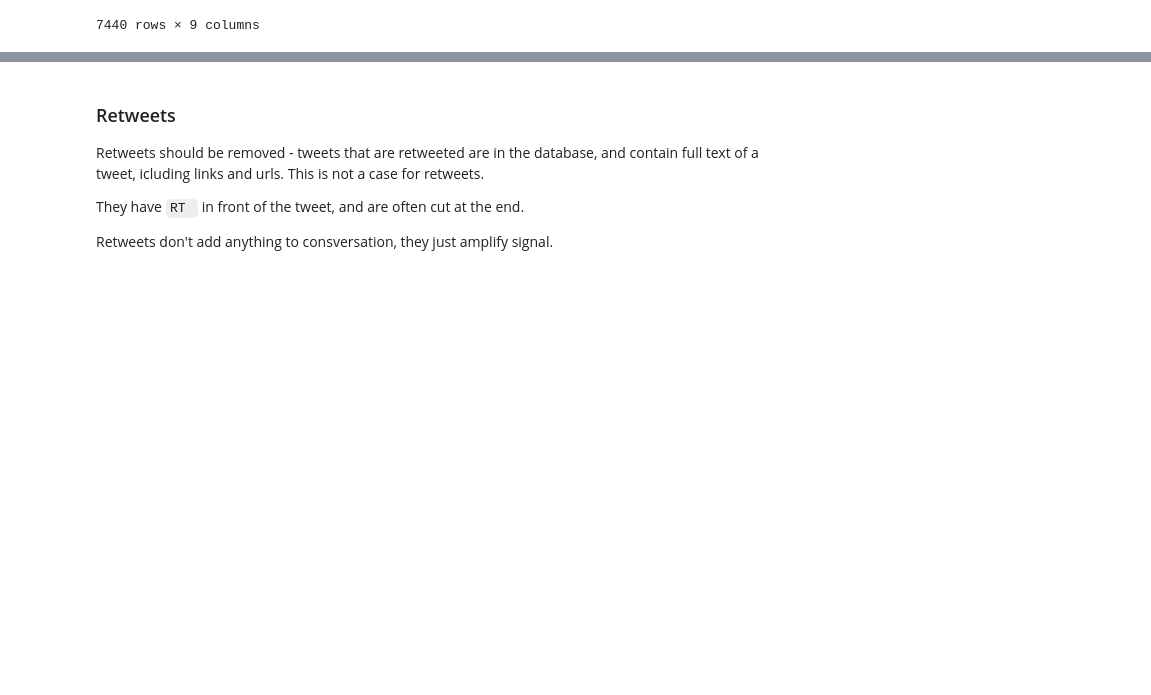
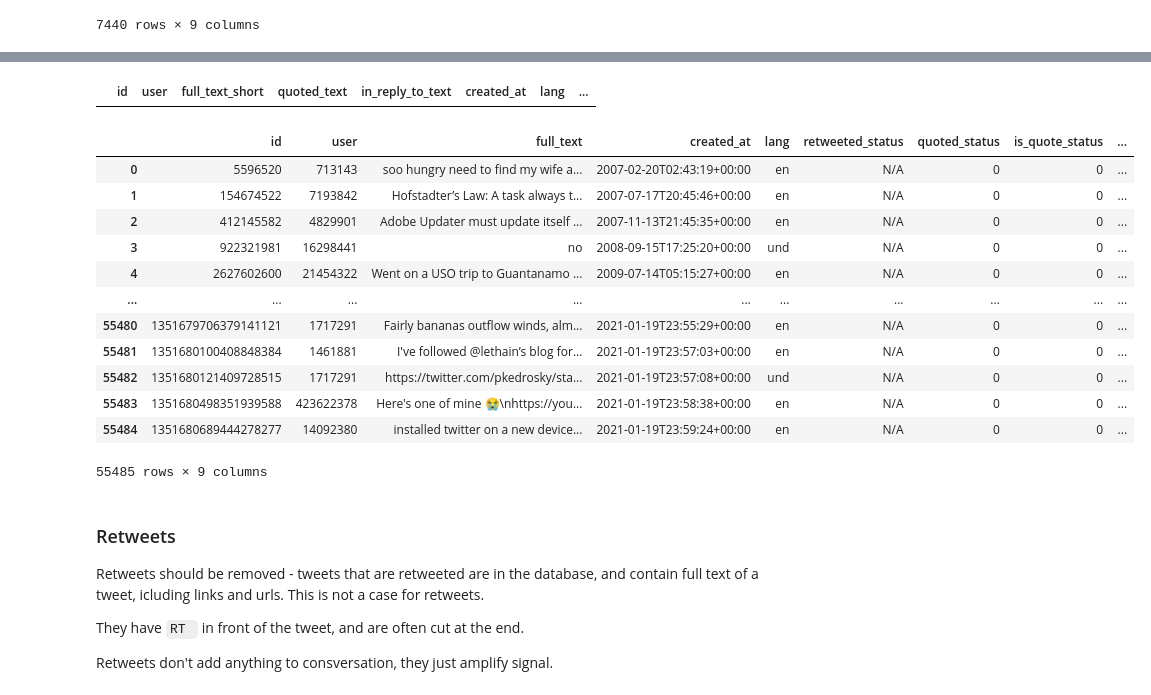
Before and after one commit to gsajko/tweetfeed, a Jupyter notebook: notebooks/Tweetfeed.ipynb, the cells around one changed output, grey strips where cells are left out. Saved outputs shown, nothing was run; the diff lists cells and outputs as text; code cells hidden in the pictures; blank space fills up the shorter version.

```diff
--- a/notebooks/Tweetfeed.ipynb
+++ b/notebooks/Tweetfeed.ipynb
@@ -80,3 +121,10 @@ df[df.quoted_status != "N/A"]
 | 55465 | 1351676175794360320 | 17595439 | After more than a century of comp... | 2021-01-19T23:41:27+00:00 | en | N/A | 1351663630765469701 | ... |
 | 55476 | 1351679144933863429 | 34270918 | Love hearing memories & stories l... | 2021-01-19T23:53:15+00:00 | en | N/A | 1351649189957087237 | ... |
 7440 rows × 9 columns
+# %%
+df.insert(
+    3,
+    "in_reply_to_text",
+    df["in_reply_to_status_id"].map(df.set_index("id")["full_text_short"]),
+)
+df[df.in_reply_to_status_id > 0].head()
@@ -82,0 +154,7 @@ df[df.quoted_status != "N/A"]
+# %%
+df.insert(
+    3,
+    "quoted_text",
+    df["quoted_status"].map(df.set_index("id")["full_text_short"]),
+)
+df[df.quoted_status > 0].head()
@@ -83,3 +168,35 @@ df[df.quoted_status != "N/A"]
+# %%
+df[(df.quoted_status> 0) & (df.quoted_text.isna())]
+# %% [output]
+|  | id | user | full_text_short | quoted_text | in_reply_to_text | created_at | lang | ... |
+# %%
+df.insert(
+    2,
+    "full_text",
+(df.full_text_short
+    + " "
+    + df.in_reply_to_text.fillna("")
+    + " "
+    + df.quoted_text.fillna(""))
+)
+# %%
+df.drop(["full_text_short", "quoted_text", "in_reply_to_text"], axis=1, inplace=True)
+# %%
+df
+# %% [output]
+|  | id | user | full_text | created_at | lang | retweeted_status | quoted_status | is_quote_status | ... |
+| 0 | 5596520 | 713143 | soo hungry need to find my wife a... | 2007-02-20T02:43:19+00:00 | en | N/A | 0 | 0 | ... |
+| 1 | 154674522 | 7193842 | Hofstadter’s Law: A task always t... | 2007-07-17T20:45:46+00:00 | en | N/A | 0 | 0 | ... |
+| 2 | 412145582 | 4829901 | Adobe Updater must update itself ... | 2007-11-13T21:45:35+00:00 | en | N/A | 0 | 0 | ... |
+| 3 | 922321981 | 16298441 | no | 2008-09-15T17:25:20+00:00 | und | N/A | 0 | 0 | ... |
+| 4 | 2627602600 | 21454322 | Went on a USO trip to Guantanamo ... | 2009-07-14T05:15:27+00:00 | en | N/A | 0 | 0 | ... |
+| ... | ... | ... | ... | ... | ... | ... | ... | ... | ... |
+| 55480 | 1351679706379141121 | 1717291 | Fairly bananas outflow winds, alm... | 2021-01-19T23:55:29+00:00 | en | N/A | 0 | 0 | ... |
+| 55481 | 1351680100408848384 | 1461881 | I've followed @lethain’s blog for... | 2021-01-19T23:57:03+00:00 | en | N/A | 0 | 0 | ... |
+| 55482 | 1351680121409728515 | 1717291 | https://twitter.com/pkedrosky/sta... | 2021-01-19T23:57:08+00:00 | und | N/A | 0 | 0 | ... |
+| 55483 | 1351680498351939588 | 423622378 | Here's one of mine 😭\nhttps://you... | 2021-01-19T23:58:38+00:00 | en | N/A | 0 | 0 | ... |
+| 55484 | 1351680689444278277 | 14092380 | installed twitter on a new device... | 2021-01-19T23:59:24+00:00 | en | N/A | 0 | 0 | ... |
+55485 rows × 9 columns
 # %% [markdown]
 ### Retweets
 
```
Also changed, not shown: parts of 43 cells of this notebook, 1 other file.
